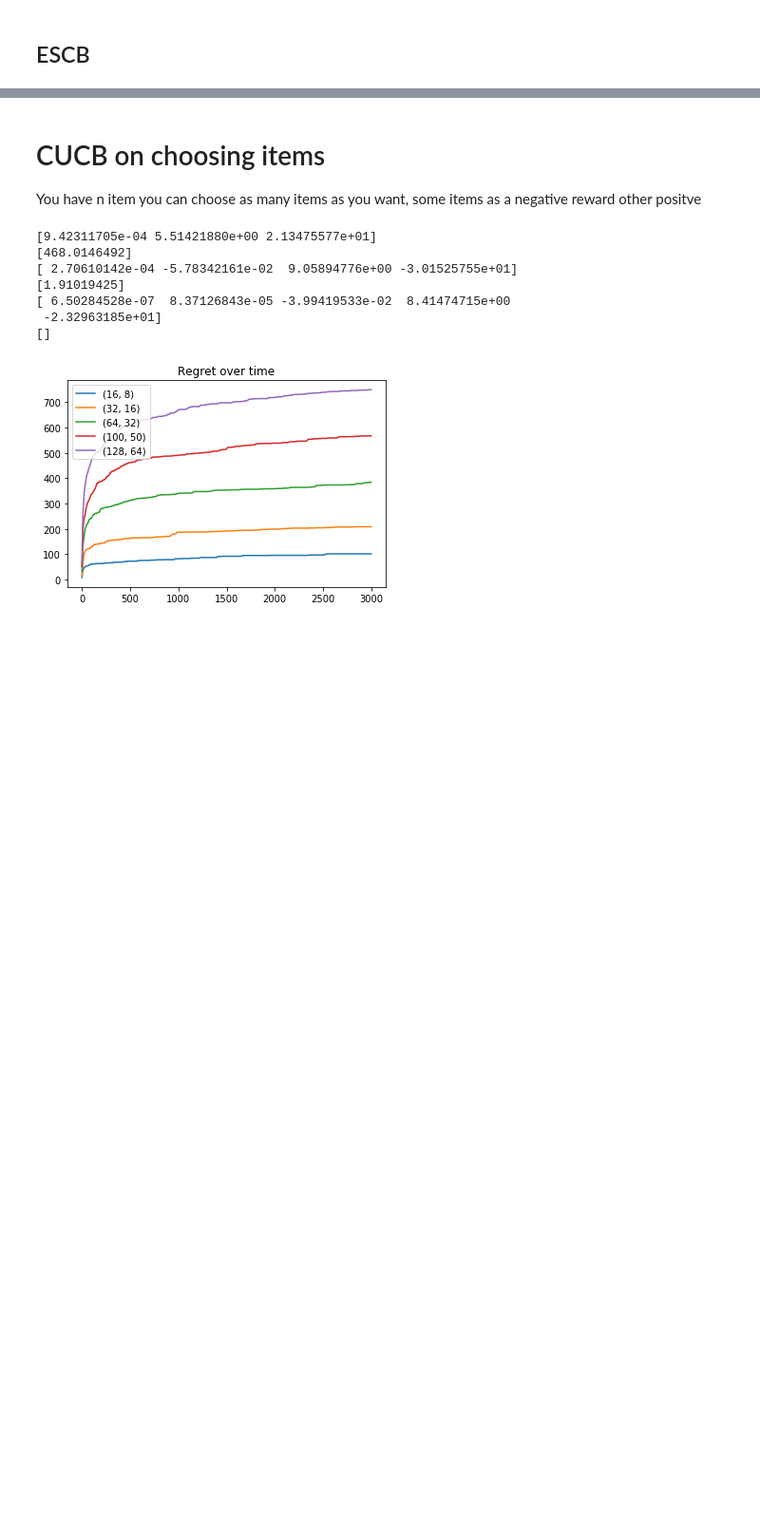
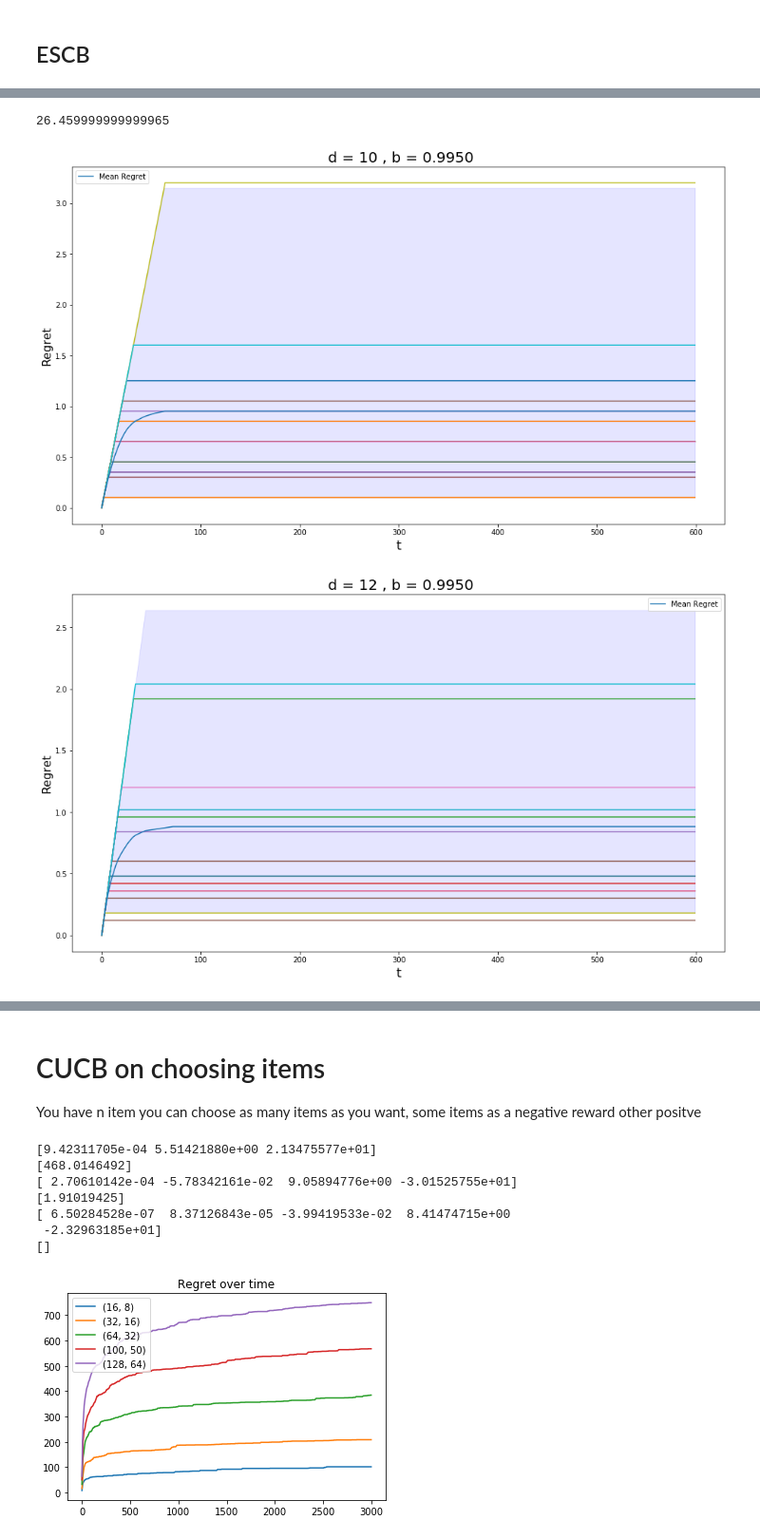
Before and after one commit to RaymZhang/TS_Combinatorial_Semi_Bandits_Curse, a Jupyter notebook: CTS_bipartite_graph.ipynb, the cells around one changed output, grey strips where cells are left out. Shown at 95% size. Cells and saved outputs as stored; diff of their text form; code cells hidden in the pictures; blank space fills up the shorter version.

```diff
--- a/CTS_bipartite_graph.ipynb
+++ b/CTS_bipartite_graph.ipynb
@@ -1051,8 +1064,8 @@ class ESCB():
 
 
 
-        index_a = np.sum(self.mu[:self.d])+np.sqrt((np.log(self.iteration)+4*d*np.log(np.log(self.iteration)))/2*self.numplayed[0])
-        index_b = np.sum(self.mu[self.d:])+np.sqrt((np.log(self.iteration)+4*d*np.log(np.log(self.iteration)))/2*self.numplayed[1])
+        index_a = np.sum(self.mu[:self.d])+np.sqrt(d/2*self.f()/self.numplayed[0])
+        index_b = np.sum(self.mu[self.d:])+np.sqrt(d/2*self.f()/self.numplayed[0])
         if index_a > index_b:
             self.decision = 0
         else :
@@ -1063,6 +1076,8 @@ class ESCB():
 
         return self.decision
 
+    def f(self):
+        return np.log(self.iteration)+4*self.d*np.log(np.log(self.iteration))
 
     def update(self, observation):
         """
@@ -1074,8 +1089,6 @@ class ESCB():
 
         if self.decision == 0:
             self.mu[:self.d] = (self.mu[:self.d]*(self.numplayed[self.decision]-1)+observation)/self.numplayed[self.decision]
-            self.sigma[:self.d] =  1/np.sqrt(self.numplayed[self.decision])
         elif self.decision == 1:
             self.mu[self.d:] = (self.mu[self.d:]*(self.numplayed[self.decision]-1)+observation)/self.numplayed[self.decision]
-            self.sigma[self.d:] =  1/np.sqrt(self.numplayed[self.decision])
 # %%
@@ -1123,0 +1144,34 @@ for i,d in enumerate(ds):
+# %%
+cumulative_regrets = np.cumsum(regrets, axis = 2)
+#np.save('cumulative_regretsESCB', cumulative_regrets)
+# %%
+#cumulative_regrets = np.load('cumulative_regrets10_995_10_18.npy')
+ds = range(10,20,2)
+b = 0.995
+n_trial = 50
+upper_limit = cumulative_regrets.shape[2]
+print(np.max(cumulative_regrets))
+# %% [output]
+26.459999999999965
+# %%
+for i,d in enumerate(ds):
+    plt.figure(i,figsize = (16,9))
+    plt.clf()
+    plt.title(" d = {} , b = {:.4f}".format(d,b), fontsize=20)
+    for k in np.random.randint(0,n_trial,20):
+        plt.plot(cumulative_regrets[i,k,::])
+    plt.plot(np.mean(cumulative_regrets[i,::,::],axis = 0), label = "Mean Regret")
+    maxi95 = np.argsort(cumulative_regrets[i,::,-1])[int(n_trial*0.975)]
+    maxi95 = cumulative_regrets[i,maxi95,::]
+
+    mini95 = np.argsort(cumulative_regrets[i,::,-1])[int(n_trial*0.075)]
+    mini95 = cumulative_regrets[i,mini95,::]
+
+    plt.fill_between(range(upper_limit),mini95,maxi95, color='b', alpha=.1)
+
+    plt.xlabel('t', fontsize=18)
+    plt.ylabel('Regret', fontsize=16)
+    plt.legend()
+# %% [output]
+[figure, added]
+[figure, added]
```
Also changed, not shown: parts of 9 cells of this notebook, 5 other files.
